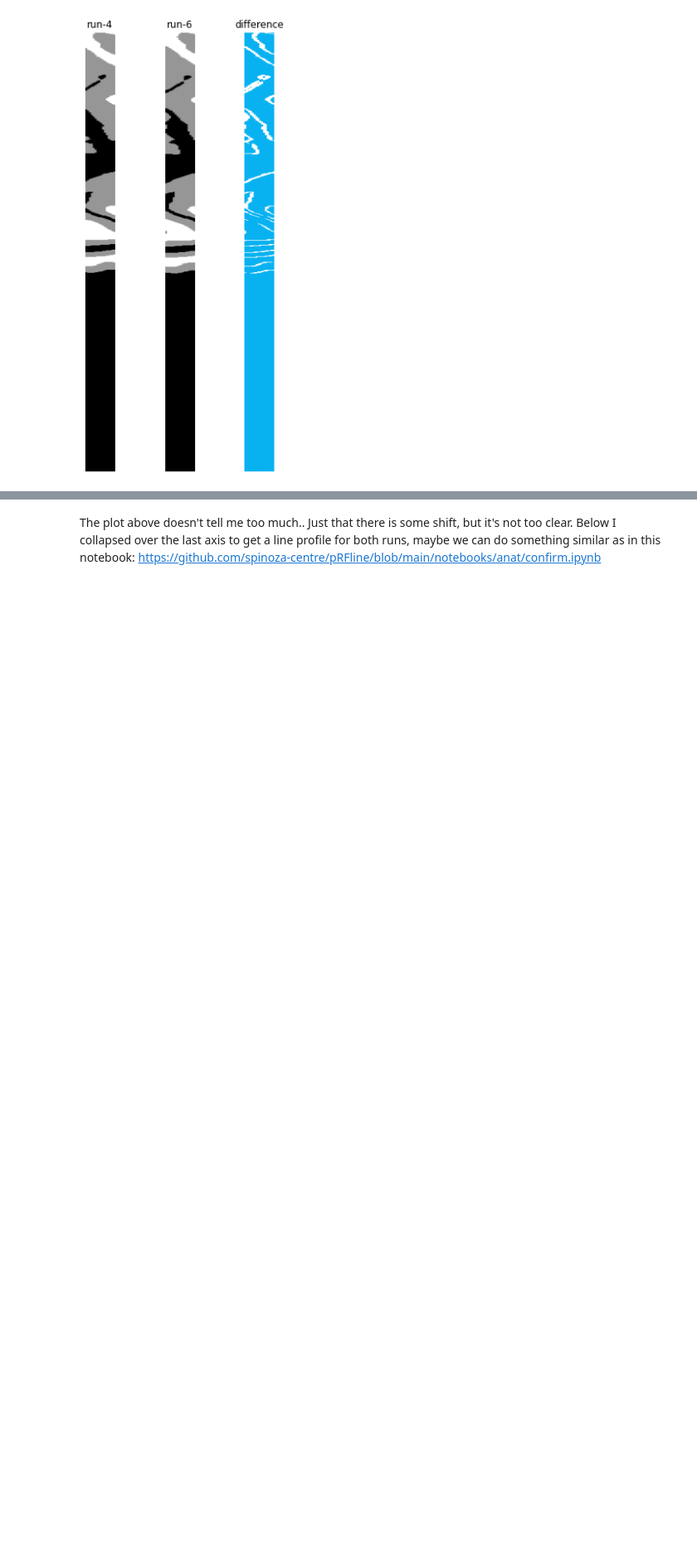
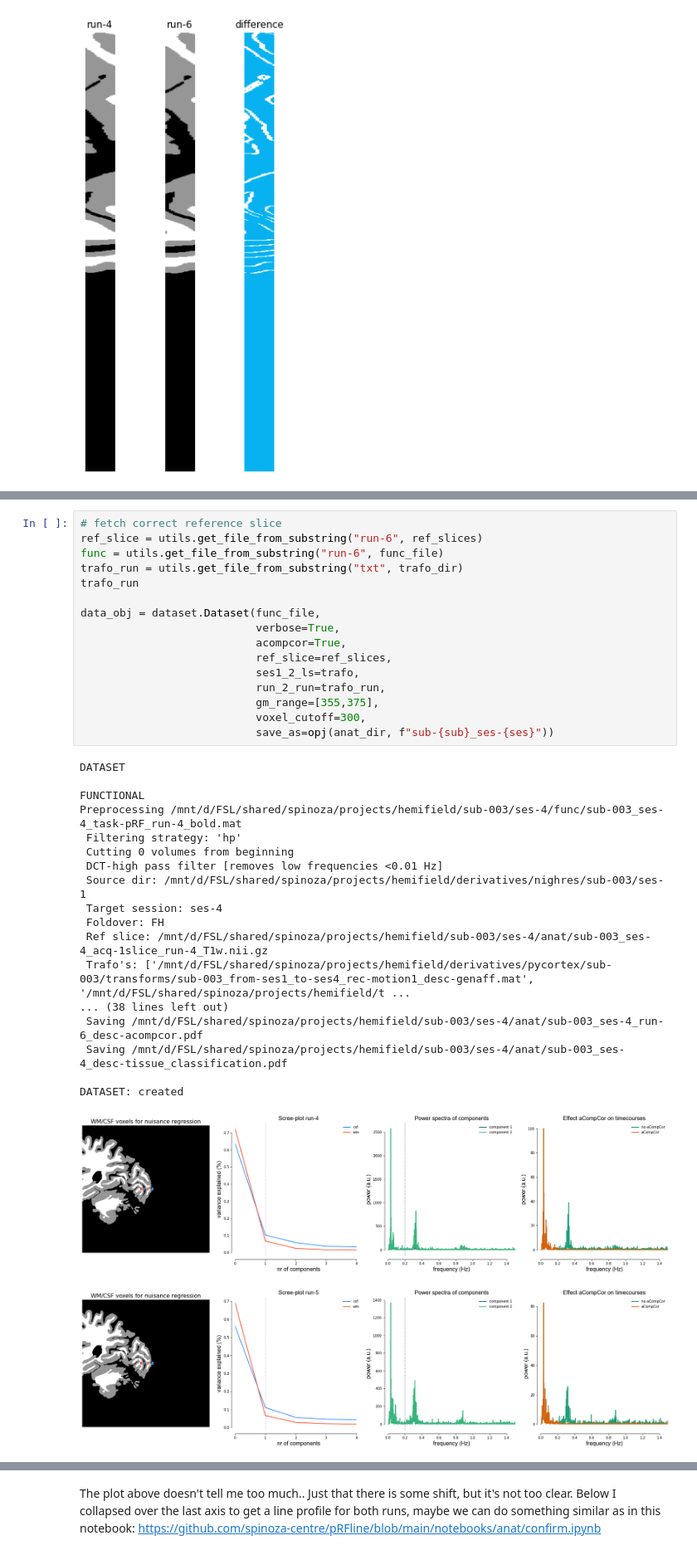
Before and after one commit to spinoza-centre/pRFline, a Jupyter notebook: notebooks/misc/alignment.ipynb, the cells around one changed output, grey strips where cells are left out. Shown at 83% size. Cells and saved outputs as stored; diff of their text form; blank space fills up the shorter version.

```diff
--- a/notebooks/misc/alignment.ipynb
+++ b/notebooks/misc/alignment.ipynb
@@ -173,0 +289,36 @@ for ax in ax1,ax2,ax3:
+# %%
+# fetch correct reference slice
+ref_slice = utils.get_file_from_substring("run-6", ref_slices)
+func = utils.get_file_from_substring("run-6", func_file)
+trafo_run = utils.get_file_from_substring("txt", trafo_dir)
+trafo_run
+
+data_obj = dataset.Dataset(func_file,
+                           verbose=True,
+                           acompcor=True,
+                           ref_slice=ref_slices,
+                           ses1_2_ls=trafo,
+                           run_2_run=trafo_run,
+                           gm_range=[355,375],
+                           voxel_cutoff=300,
+                           save_as=opj(anat_dir, f"sub-{sub}_ses-{ses}"))
+# %% [output]
+DATASET
+
+FUNCTIONAL
+Preprocessing /mnt/d/FSL/shared/spinoza/projects/hemifield/sub-003/ses-4/func/sub-003_ses-4_task-pRF_run-4_bold.mat
+ Filtering strategy: 'hp'
+ Cutting 0 volumes from beginning
+ DCT-high pass filter [removes low frequencies <0.01 Hz]
+ Source dir: /mnt/d/FSL/shared/spinoza/projects/hemifield/derivatives/nighres/sub-003/ses-1
+ Target session: ses-4
+ Foldover: FH
+ Ref slice: /mnt/d/FSL/shared/spinoza/projects/hemifield/sub-003/ses-4/anat/sub-003_ses-4_acq-1slice_run-4_T1w.nii.gz
+ Trafo's: ['/mnt/d/FSL/shared/spinoza/projects/hemifield/derivatives/pycortex/sub-003/transforms/sub-003_from-ses1_to-ses4_rec-motion1_desc-genaff.mat', '/mnt/d/FSL/shared/spinoza/projects/hemifield/t ...
+... (38 lines left out)
+ Saving /mnt/d/FSL/shared/spinoza/projects/hemifield/sub-003/ses-4/anat/sub-003_ses-4_run-6_desc-acompcor.pdf
+ Saving /mnt/d/FSL/shared/spinoza/projects/hemifield/sub-003/ses-4/anat/sub-003_ses-4_desc-tissue_classification.pdf
+
+DATASET: created
+[figure, added]
+[figure, added]
```
Also changed, not shown: parts of 17 cells of this notebook.
